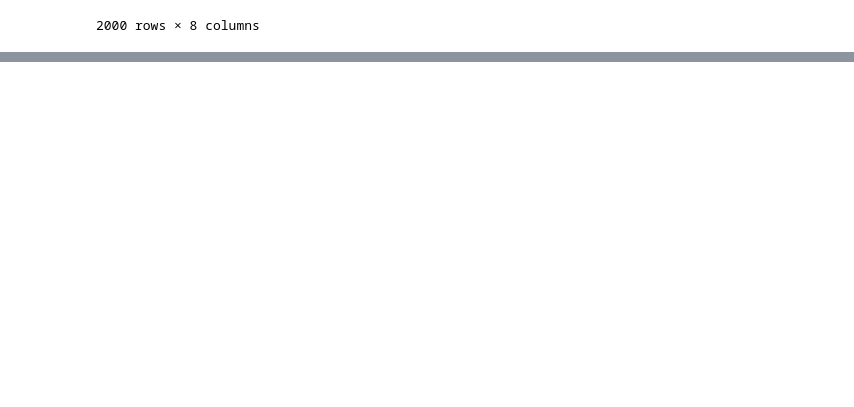
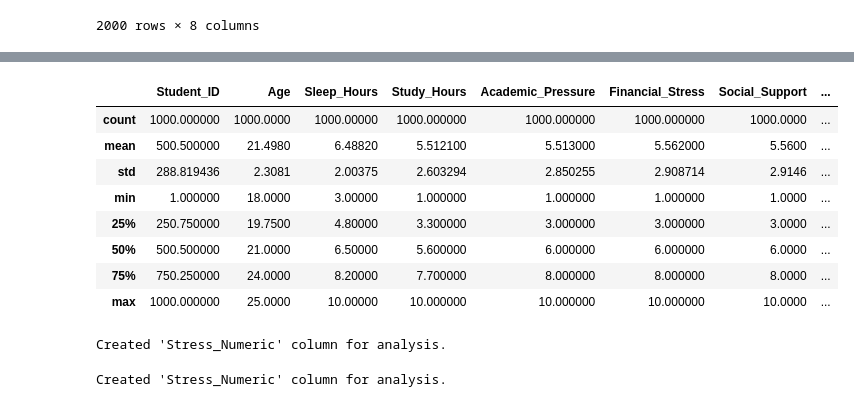
Before and after one commit to Farhan-Siddique-Git/Loopers, a Jupyter notebook: Capstone - DA.ipynb, the cells around one changed output, grey strips where cells are left out. Drawn from its saved outputs; the diff is of its cells as text; code cells hidden in the pictures; blank space fills up the shorter version.

```diff
--- a/Capstone - DA.ipynb
+++ b/Capstone - DA.ipynb
@@ -36,0 +164,9 @@ df2
+# %%
+df = pd.merge(
+    left=df1,
+    right=df2,
+    on='Student_ID',  # Use this if the column name is the SAME in both DataFrames
+    how='inner'       # Specifies the type of join
+)
+
+print(merged_df.head())
@@ -36,0 +191,32 @@ df2
+# %%
+df.drop(
+    ['Physical_Activity', 'Physical_Activity_Hours_Per_Day'],
+    axis=1,            # Tells Pandas to look for the labels in the columns (vertical axis)
+    inplace=True
+)
+# %%
+df.describe()
+# %% [output]
+|  | Student_ID | Age | Sleep_Hours | Study_Hours | Academic_Pressure | Financial_Stress | Social_Support | ... |
+| count | 1000.000000 | 1000.0000 | 1000.00000 | 1000.000000 | 1000.000000 | 1000.000000 | 1000.0000 | ... |
+| mean | 500.500000 | 21.4980 | 6.48820 | 5.512100 | 5.513000 | 5.562000 | 5.5600 | ... |
+| std | 288.819436 | 2.3081 | 2.00375 | 2.603294 | 2.850255 | 2.908714 | 2.9146 | ... |
+| min | 1.000000 | 18.0000 | 3.00000 | 1.000000 | 1.000000 | 1.000000 | 1.0000 | ... |
+| 25% | 250.750000 | 19.7500 | 4.80000 | 3.300000 | 3.000000 | 3.000000 | 3.0000 | ... |
+| 50% | 500.500000 | 21.0000 | 6.50000 | 5.600000 | 6.000000 | 6.000000 | 6.0000 | ... |
+| 75% | 750.250000 | 24.0000 | 8.20000 | 7.700000 | 8.000000 | 8.000000 | 8.0000 | ... |
+| max | 1000.000000 | 25.0000 | 10.00000 | 10.000000 | 10.000000 | 10.000000 | 10.0000 | ... |
+# %%
+stress_mapping = {'Low': 0, 'Moderate': 1, 'High': 2}
+df['Stress_Numeric'] = df['Stress_Level'].map(stress_mapping)
+
+print("Created 'Stress_Numeric' column for analysis.")
+# %% [output]
+Created 'Stress_Numeric' column for analysis.
+# %%
+stress_mapping = {'Low': 0, 'Moderate': 1, 'High': 2}
+df['Stress_Numeric'] = df['Stress_Level'].map(stress_mapping)
+
+print("Created 'Stress_Numeric' column for analysis.")
+# %% [output]
+Created 'Stress_Numeric' column for analysis.
```
Also changed, not shown: parts of 14 cells of this notebook, 2 other files.
